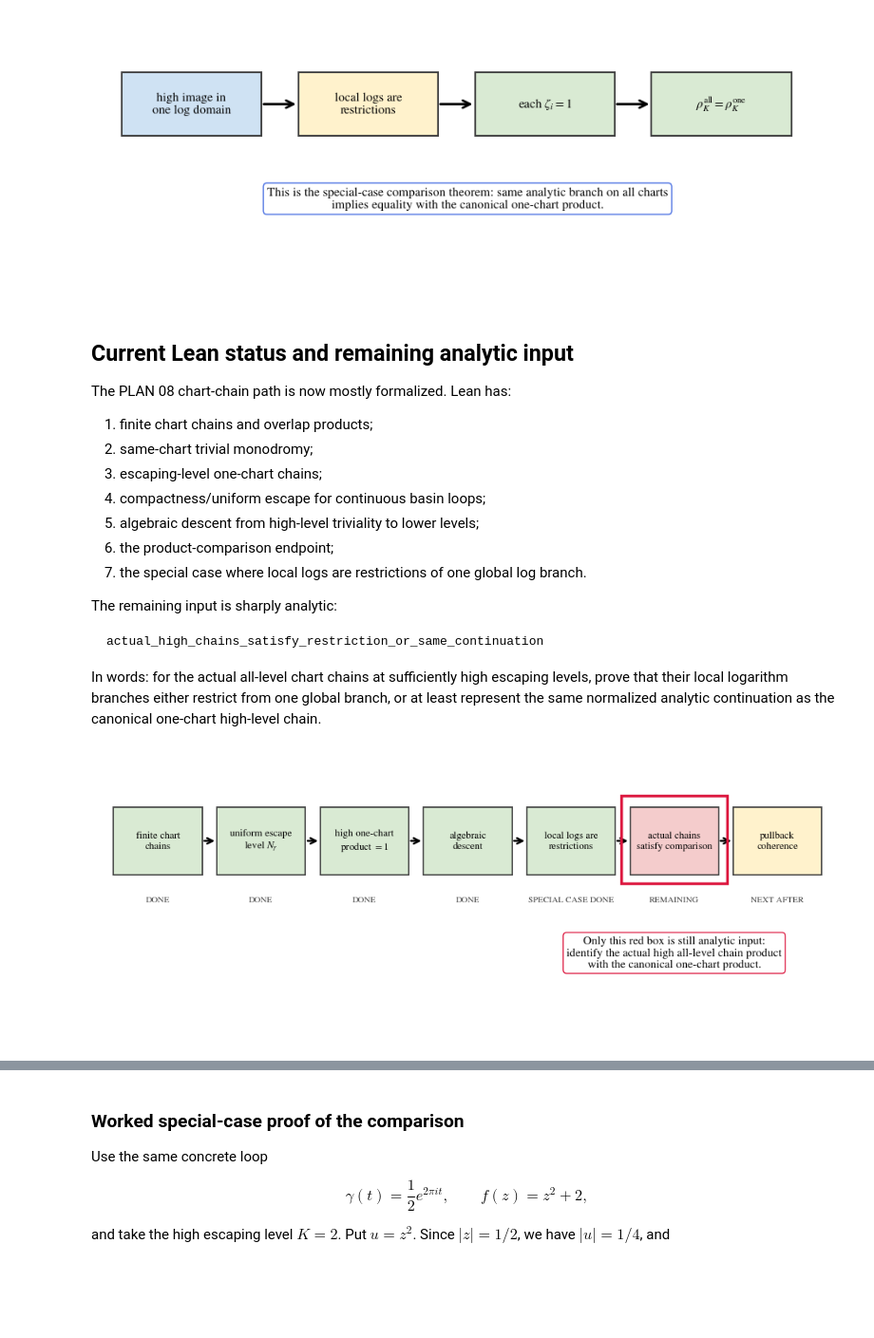
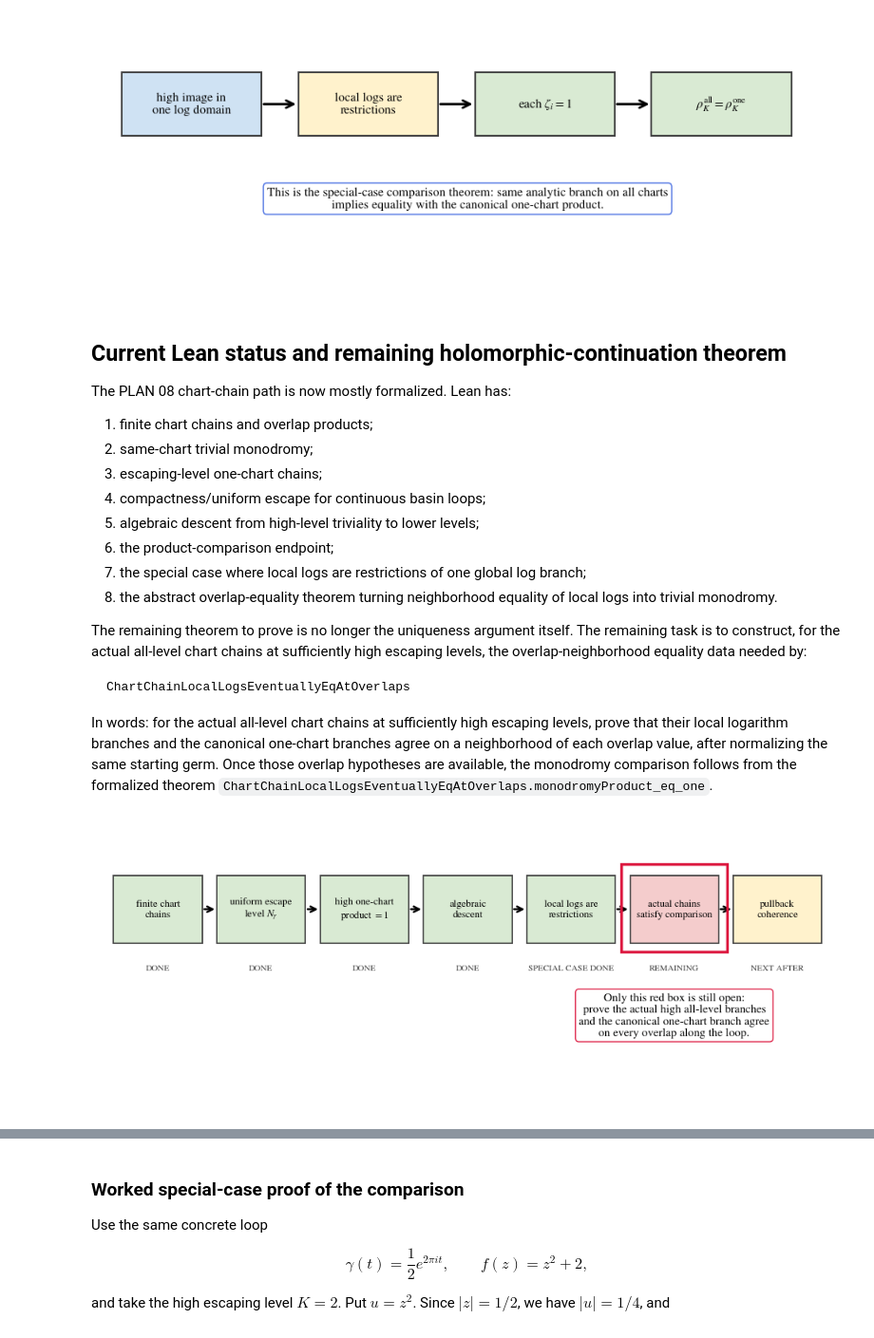
Before and after one commit to kirill-kondrashov/mlc, a Jupyter notebook: notebooks/plan08_chart_chain_monodromy_blocker.ipynb, the cells around one changed output, grey strips where cells are left out. Shown at 95% size. Drawn from its saved outputs; the diff is of its cells as text; code cells hidden in the pictures; blank space fills up the shorter version.

````diff
--- a/notebooks/plan08_chart_chain_monodromy_blocker.ipynb
+++ b/notebooks/plan08_chart_chain_monodromy_blocker.ipynb
@@ -1130,7 +1140,7 @@ plt.show()
 # %% [output]
 [figure]
 # %% [markdown]
-## Current Lean status and remaining analytic input
+## Current Lean status and remaining holomorphic-continuation theorem
 
 The PLAN 08 chart-chain path is now mostly formalized. Lean has:
 
@@ -1140,46 +1150,47 @@ The PLAN 08 chart-chain path is now mostly formalized. Lean has:
 4. compactness/uniform escape for continuous basin loops;
 5. algebraic descent from high-level triviality to lower levels;
 6. the product-comparison endpoint;
-7. the special case where local logs are restrictions of one global log branch.
+7. the special case where local logs are restrictions of one global log branch;
+8. the abstract overlap-equality theorem turning neighborhood equality of local logs into trivial monodromy.
 
-The remaining input is sharply analytic:
+The remaining theorem to prove is no longer the uniqueness argument itself. The remaining task is to construct, for the actual all-level chart chains at sufficiently high escaping levels, the overlap-neighborhood equality data needed by:
 
 ```lean
-actual_high_chains_satisfy_restriction_or_same_continuation
+ChartChainLocalLogsEventuallyEqAtOverlaps
 ```
 
-In words: for the actual all-level chart chains at sufficiently high escaping levels, prove that their local logarithm branches either restrict from one global branch, or at least represent the same normalized analytic continuation as the canonical one-chart high-level chain.
+In words: for the actual all-level chart chains at sufficiently high escaping levels, prove that their local logarithm branches and the canonical one-chart branches agree on a neighborhood of each overlap value, after normalizing the same starting germ. Once those overlap hypotheses are available, the monodromy comparison follows from the formalized theorem `ChartChainLocalLogsEventuallyEqAtOverlaps.monodromyProduct_eq_one`.
 # %%
 
 fig, ax = plt.subplots(figsize=(12.5, 4.8))
 ax.axis('off')
 
 steps = [
     ('finite chart\nchains', '#d9ead3', 'DONE'),
     ('uniform escape\nlevel $N_\\gamma$', '#d9ead3', 'DONE'),
     ('high one-chart\nproduct $=1$', '#d9ead3', 'DONE'),
     ('algebraic\ndescent', '#d9ead3', 'DONE'),
     ('local logs are\nrestrictions', '#d9ead3', 'SPECIAL CASE DONE'),
     ('actual chains\nsatisfy comparison', '#f4cccc', 'REMAINING'),
     ('pullback\ncoherence', '#fff2cc', 'NEXT AFTER'),
 ]
 xs = np.linspace(0.02, 0.86, len(steps))
 for (label, color, status), x in zip(steps, xs):
     ax.add_patch(Rectangle((x, 0.58), 0.12, 0.24, fc=color, ec='0.25', lw=1.3))
     ax.text(x+0.06, 0.70, label, ha='center', va='center', fontsize=9.5)
     ax.text(x+0.06, 0.49, status, ha='center', va='center', fontsize=8.2, color='0.25')
 for x0, x1 in zip(xs[:-1], xs[1:]):
     ax.add_patch(FancyArrowPatch((x0+0.12, 0.70), (x1, 0.70), arrowstyle='->', mutation_scale=13, lw=1.8))
 
 # Highlight the remaining gap.
 rem_x = xs[5]
 ax.add_patch(Rectangle((rem_x-0.012, 0.55), 0.144, 0.31, fill=False, ec='crimson', lw=2.5))
 ax.text(rem_x+0.06, 0.25,
-        'Only this red box is still analytic input:\nidentify the actual high all-level chain product\nwith the canonical one-chart product.',
+        'Only this red box is still open:\nprove the actual high all-level branches\nand the canonical one-chart branch agree\non every overlap along the loop.',
         ha='center', bbox=dict(boxstyle='round', fc='white', ec='crimson'))
 plt.show()
 # %% [output]
-[figure, old version]
+[figure, new version]
 # %% [markdown]
 ### What the remaining theorem must prove
 
````
Also changed, not shown: parts of 30 cells of this notebook, 7 other files.
